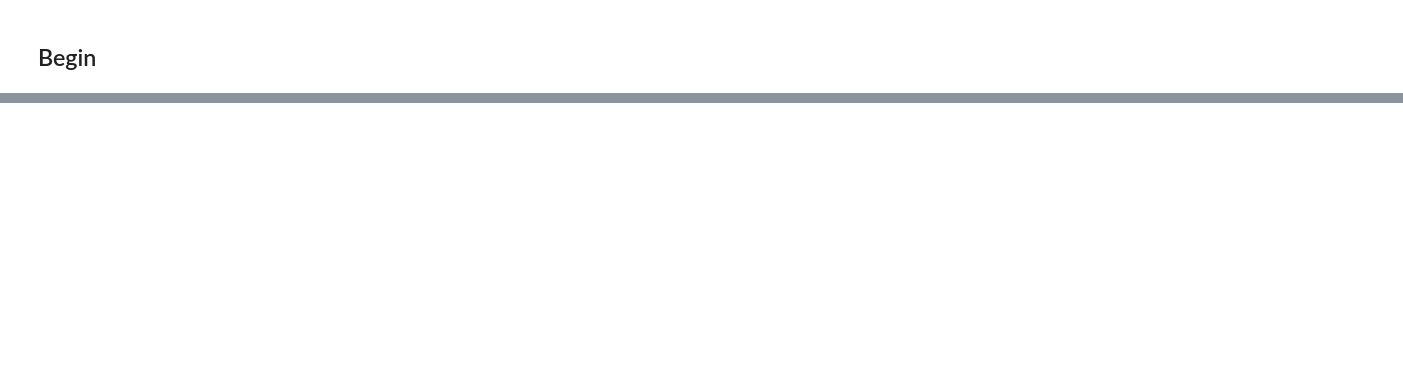
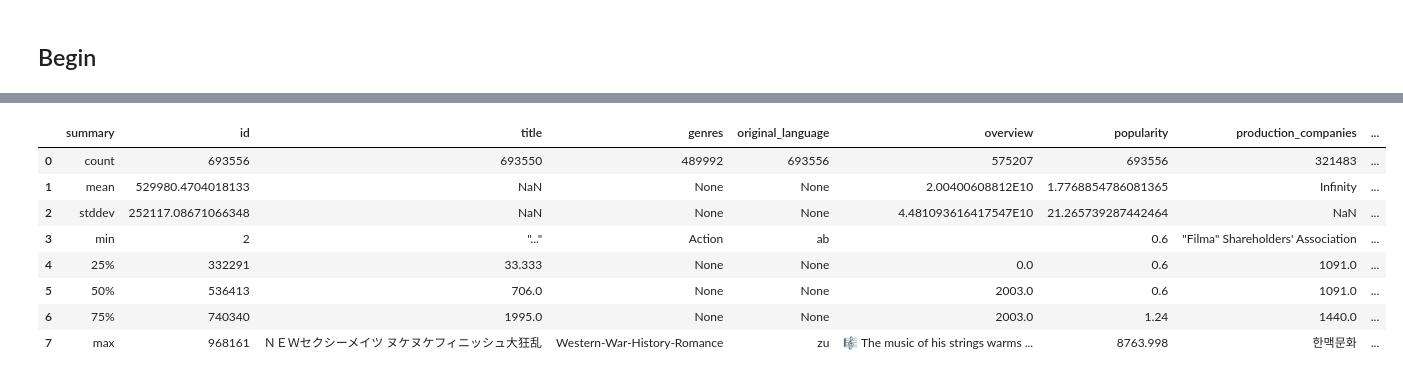
Before and after one commit to GeekSheikh/dbx_demo_cicd, a Jupyter notebook: simple_validation/df_check.ipynb, the cells around one changed output, grey strips where cells are left out. Saved outputs shown, nothing was run; the diff lists cells and outputs as text; code cells hidden in the pictures; blank space fills up the shorter version.

```diff
--- a/simple_validation/df_check.ipynb
+++ b/simple_validation/df_check.ipynb
@@ -21 +23,13 @@ Driver is running on local environment
+# %%
+my_df.summary().toPandas()
+# %% [output]
+|  | summary | id | title | genres | original_language | overview | popularity | production_companies | ... |
+| 0 | count | 693556 | 693550 | 489992 | 693556 | 575207 | 693556 | 321483 | ... |
+| 1 | mean | 529980.4704018133 | NaN | None | None | 2.00400608812E10 | 1.7768854786081365 | Infinity | ... |
+| 2 | stddev | 252117.08671066348 | NaN | None | None | 4.481093616417547E10 | 21.265739287442464 | NaN | ... |
+| 3 | min | 2 | "..." | Action | ab |  | 0.6 | "Filma" Shareholders' Association | ... |
+| 4 | 25% | 332291 | 33.333 | None | None | 0.0 | 0.6 | 1091.0 | ... |
+| 5 | 50% | 536413 | 706.0 | None | None | 2003.0 | 0.6 | 1091.0 | ... |
+| 6 | 75% | 740340 | 1995.0 | None | None | 2003.0 | 1.24 | 1440.0 | ... |
+| 7 | max | 968161 | ＮＥＷセクシーメイツ ヌケヌケフィニッシュ大狂乱 | Western-War-History-Romance | zu | 🎼 The music of his strings warms ... | 8763.998 | 한맥문화 | ... |
 # %%
```
Also changed, not shown: parts of 9 cells of this notebook, 3 other files.
